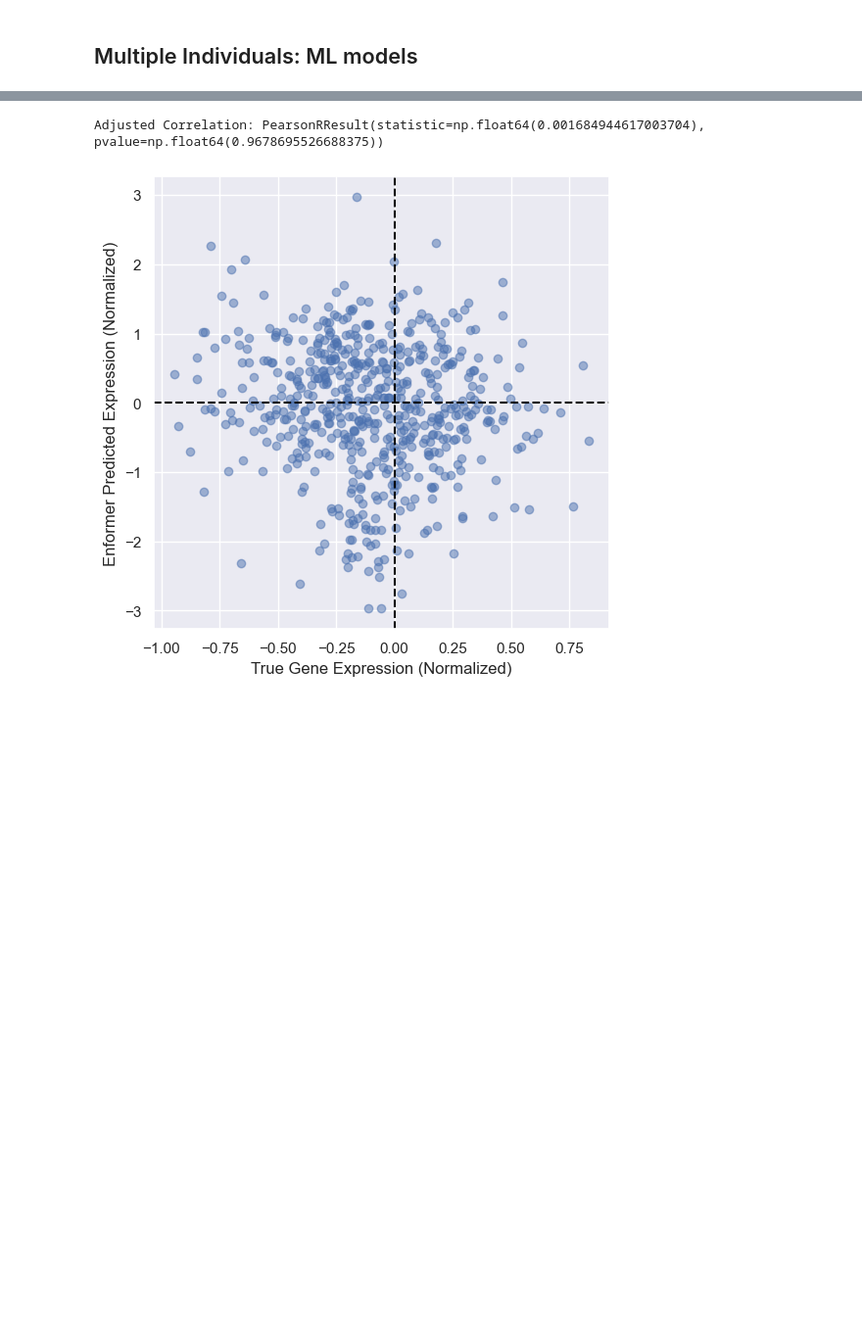
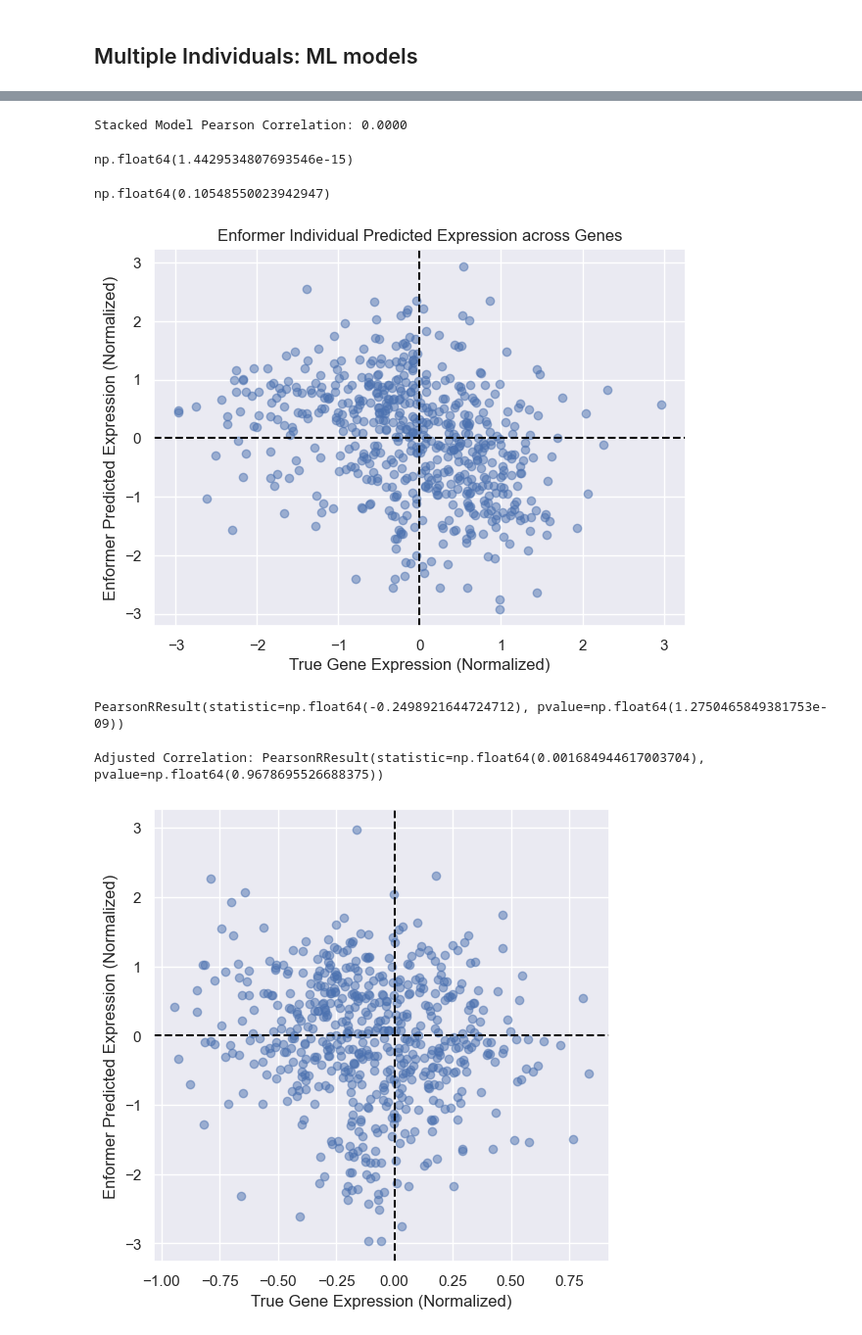
Before and after one commit to Kevinxsn/deep_learning_and_gene_expression, a Jupyter notebook: gtex-Copy1.ipynb, the cells around one changed output, grey strips where cells are left out. Shown at 98% size. Drawn from its saved outputs; the diff is of its cells as text; code cells hidden in the pictures; blank space fills up the shorter version.

```diff
--- a/gtex-Copy1.ipynb
+++ b/gtex-Copy1.ipynb
@@ -819,5 +829,5 @@ plt.show()
 # %%
-rf = RandomForestRegressor(n_estimators=200)
+rf = RandomForestRegressor(max_depth=10, max_features='sqrt', min_samples_leaf=1, min_samples_split=2, n_estimators=100)
 rf.fit(X_train, y_train)
 rf_predicted = rf.predict(X_test)
 # %%
@@ -861,4 +881,4 @@ plt.show()
 # %%
-poly_model = make_pipeline(PolynomialFeatures(degree=2), LinearRegression())
+poly_model = make_pipeline(PolynomialFeatures(degree=2), Ridge(alpha=0.1))
 poly_model.fit(X_train, y_train)
 poly_adjusted_predictions = poly_model.predict(X_test)
@@ -875,0 +944,5 @@ Adjusted Correlation: PearsonRResult(statistic=np.float64(-0.2923475098065744),
+# %%
+xgb = XGBRegressor(subsample=0.7, n_estimators=100, max_depth=5, learning_rate=0.01, colsample_bytree=0.7)
+xgb.fit(X_train, y_train)
+
+pred_xgb = xgb.predict(X_test)
@@ -875,0 +989,50 @@ Adjusted Correlation: PearsonRResult(statistic=np.float64(-0.2923475098065744),
+# %%
+from scipy.stats import pearsonr
+
+# Ensure y_test and stacked_pred are 1D arrays
+meta_model = XGBRegressor(
+    n_estimators=100,
+    learning_rate=0.005,
+    max_depth=5,
+    subsample=0.7,          # Forces random subsampling
+    colsample_bytree=0.7,   # Random feature selection
+    colsample_bylevel=0.8,  # Random feature selection per split
+    reg_lambda=1,           # Regularization to avoid overfitting
+    reg_alpha=0.5,          # L1 regularization to force variability
+    random_state=None       # No fixed seed
+)
+meta_model.fit(stack_train, y_train)
+stacked_pred = meta_model.predict(stack_test)
+
+# Ensure Pearson correlation is calculated on the full test set
+stacked_score = pearsonr(y_test.flatten(), stacked_pred.flatten())[1] # Extract the correlation coefficient
+print(f"Stacked Model Pearson Correlation: {stacked_score:.4f}")
+# %% [output]
+Stacked Model Pearson Correlation: 0.0000
+# %%
+pearsonr(y_test.flatten(), stacked_pred.flatten())[1]
+# %% [output]
+np.float64(1.4429534807693546e-15)
+# %%
+pearsonr(y_test.flatten(), stacked_pred.flatten())[0]**2
+# %% [output]
+np.float64(0.10548550023942947)
+# %%
+sns.set(font_scale=1)
+plt.figure(figsize=(7,5))
+plt.scatter(y_test, stacked_pred, alpha=0.5)
+plt.xlabel("True Gene Expression (Normalized)")
+plt.ylabel("Enformer Predicted Expression (Normalized)")
+plt.title(f"Enformer Individual Predicted Expression across Genes")
+#plt.title(f"Enformer vs. True Gene Expression (r={corr:.2f})")
+plt.axhline(0, color="black", linestyle="dashed")
+plt.axvline(0, color="black", linestyle="dashed")
+plt.show()
+# %% [output]
+[figure, added]
+# %%
+stacked_pred = meta_model.predict(stack_test)
+stacked_score = pearsonr(y_test.flatten(), stacked_pred.flatten())
+stacked_score #print(f"Stacked Model R^2 Score: {stacked_score:.4f}")
+# %% [output]
+PearsonRResult(statistic=np.float64(-0.2498921644724712), pvalue=np.float64(1.2750465849381753e-09))
```
Also changed, not shown: parts of 50 cells of this notebook.
